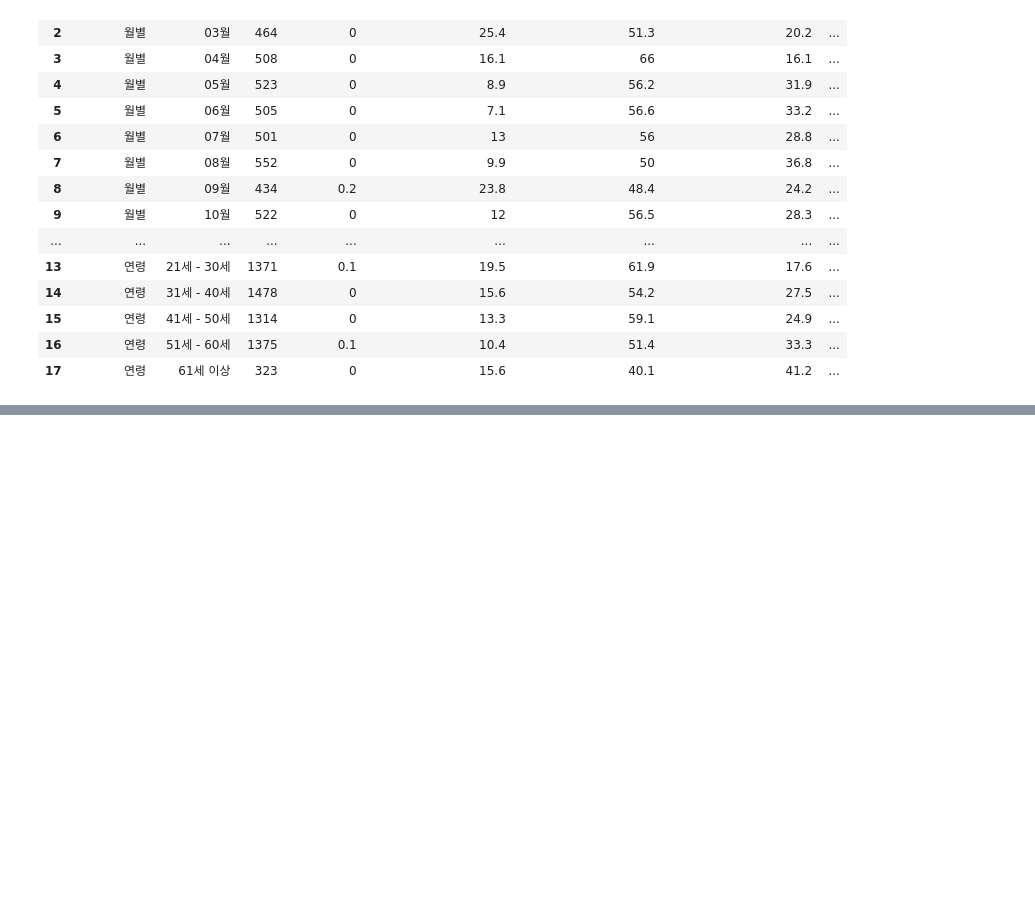
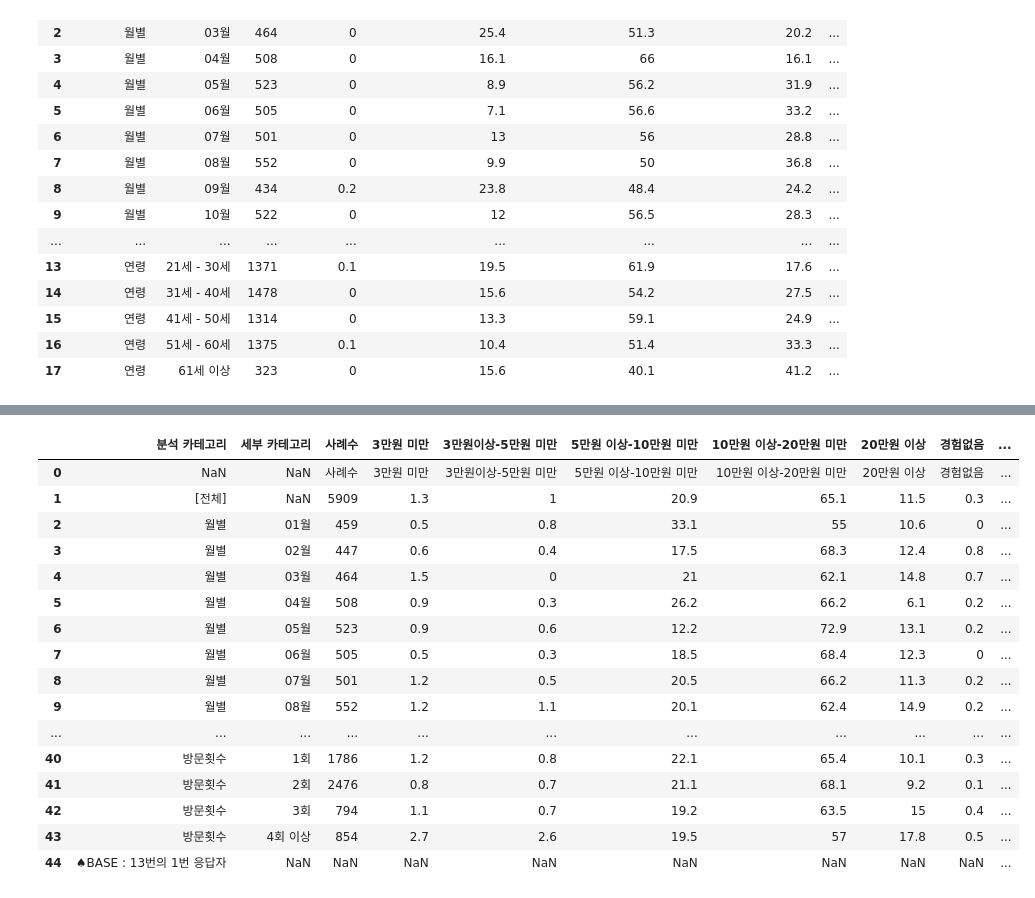
Before and after one commit to HaJeong-K/Jeju_project, a Jupyter notebook: 2019년_데이터_전처리.ipynb, the cells around one changed output, grey strips where cells are left out. Drawn from its saved outputs; the diff is of its cells as text; code cells hidden in the pictures; blank space fills up the shorter version.

```diff
--- a/2019년_데이터_전처리.ipynb
+++ b/2019년_데이터_전처리.ipynb
@@ -363,0 +493,3 @@ total_cost
+# %%
+food_cost_2019 = pd.read_excel(DATA_path + '2019년 1인당 지출경비 - 개별 식음료비.xlsx')
+food_cost_2019
@@ -363,0 +514,32 @@ total_cost
+# %%
+columns = {'table' : '분석 카테고리',
+           'Unnamed: 1' : '세부 카테고리',
+           'Unnamed: 2' : '사례수',
+           'Unnamed: 3' : '3만원 미만',
+           'Unnamed: 4' : '3만원이상-5만원 미만',
+           'Unnamed: 5' : '5만원 이상-10만원 미만',
+           'Unnamed: 6' : '10만원 이상-20만원 미만',
+           'Unnamed: 7' : '20만원 이상',
+           'Unnamed: 8' : '경험없음',
+           'Unnamed: 9' : '평균'}
+
+food_cost_2019 = food_cost_2019.rename(columns = columns)
+food_cost_2019
+# %% [output]
+|  | 분석 카테고리 | 세부 카테고리 | 사례수 | 3만원 미만 | 3만원이상-5만원 미만 | 5만원 이상-10만원 미만 | 10만원 이상-20만원 미만 | 20만원 이상 | 경험없음 | ... |
+| 0 | NaN | NaN | 사례수 | 3만원 미만 | 3만원이상-5만원 미만 | 5만원 이상-10만원 미만 | 10만원 이상-20만원 미만 | 20만원 이상 | 경험없음 | ... |
+| 1 | [전체] | NaN | 5909 | 1.3 | 1 | 20.9 | 65.1 | 11.5 | 0.3 | ... |
+| 2 | 월별 | 01월 | 459 | 0.5 | 0.8 | 33.1 | 55 | 10.6 | 0 | ... |
+| 3 | 월별 | 02월 | 447 | 0.6 | 0.4 | 17.5 | 68.3 | 12.4 | 0.8 | ... |
+| 4 | 월별 | 03월 | 464 | 1.5 | 0 | 21 | 62.1 | 14.8 | 0.7 | ... |
+| 5 | 월별 | 04월 | 508 | 0.9 | 0.3 | 26.2 | 66.2 | 6.1 | 0.2 | ... |
+| 6 | 월별 | 05월 | 523 | 0.9 | 0.6 | 12.2 | 72.9 | 13.1 | 0.2 | ... |
+| 7 | 월별 | 06월 | 505 | 0.5 | 0.3 | 18.5 | 68.4 | 12.3 | 0 | ... |
+| 8 | 월별 | 07월 | 501 | 1.2 | 0.5 | 20.5 | 66.2 | 11.3 | 0.2 | ... |
+| 9 | 월별 | 08월 | 552 | 1.2 | 1.1 | 20.1 | 62.4 | 14.9 | 0.2 | ... |
+| ... | ... | ... | ... | ... | ... | ... | ... | ... | ... | ... |
+| 40 | 방문횟수 | 1회 | 1786 | 1.2 | 0.8 | 22.1 | 65.4 | 10.1 | 0.3 | ... |
+| 41 | 방문횟수 | 2회 | 2476 | 0.8 | 0.7 | 21.1 | 68.1 | 9.2 | 0.1 | ... |
+| 42 | 방문횟수 | 3회 | 794 | 1.1 | 0.7 | 19.2 | 63.5 | 15 | 0.4 | ... |
+| 43 | 방문횟수 | 4회 이상 | 854 | 2.7 | 2.6 | 19.5 | 57 | 17.8 | 0.5 | ... |
+| 44 | ♠BASE : 13번의 1번 응답자 | NaN | NaN | NaN | NaN | NaN | NaN | NaN | NaN | ... |
```
Also changed, not shown: parts of 45 cells of this notebook.
